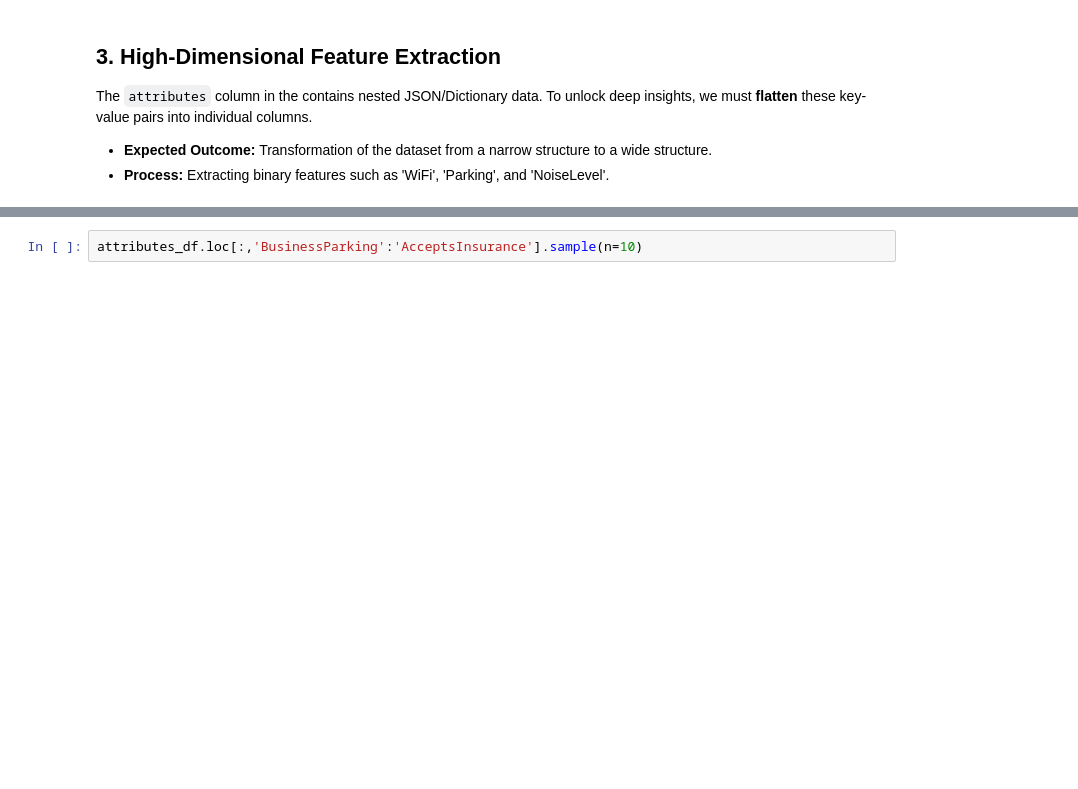
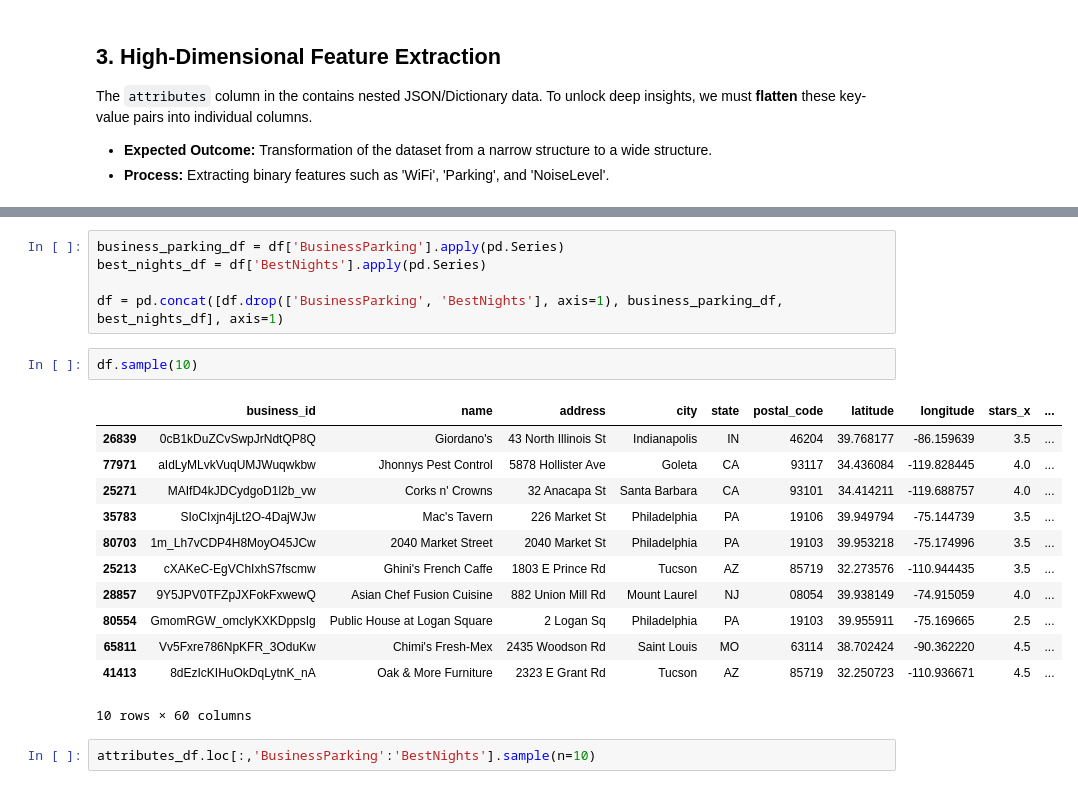
Before and after one commit to alinazir105/Explainable-Review-Intelligence, a Jupyter notebook: 01-data-ingestion.ipynb, the cells around one changed output, grey strips where cells are left out. Cells and saved outputs as stored; diff of their text form; blank space fills up the shorter version.

```diff
--- a/01-data-ingestion.ipynb
+++ b/01-data-ingestion.ipynb
@@ -132,2 +152,22 @@ attributes_df.sample(n=10)
+# %%
+business_parking_df = df['BusinessParking'].apply(pd.Series)
+best_nights_df = df['BestNights'].apply(pd.Series)
+
+df = pd.concat([df.drop(['BusinessParking', 'BestNights'], axis=1), business_parking_df, best_nights_df], axis=1)
+# %%
+df.sample(10)
+# %% [output]
+|  | business_id | name | address | city | state | postal_code | latitude | longitude | stars_x | ... |
+| 26839 | 0cB1kDuZCvSwpJrNdtQP8Q | Giordano's | 43 North Illinois St | Indianapolis | IN | 46204 | 39.768177 | -86.159639 | 3.5 | ... |
+| 77971 | aIdLyMLvkVuqUMJWuqwkbw | Jhonnys Pest Control | 5878 Hollister Ave | Goleta | CA | 93117 | 34.436084 | -119.828445 | 4.0 | ... |
+| 25271 | MAIfD4kJDCydgoD1l2b_vw | Corks n' Crowns | 32 Anacapa St | Santa Barbara | CA | 93101 | 34.414211 | -119.688757 | 4.0 | ... |
+| 35783 | SIoCIxjn4jLt2O-4DajWJw | Mac's Tavern | 226 Market St | Philadelphia | PA | 19106 | 39.949794 | -75.144739 | 3.5 | ... |
+| 80703 | 1m_Lh7vCDP4H8MoyO45JCw | 2040 Market Street | 2040 Market St | Philadelphia | PA | 19103 | 39.953218 | -75.174996 | 3.5 | ... |
+| 25213 | cXAKeC-EgVChIxhS7fscmw | Ghini's French Caffe | 1803 E Prince Rd | Tucson | AZ | 85719 | 32.273576 | -110.944435 | 3.5 | ... |
+| 28857 | 9Y5JPV0TFZpJXFokFxwewQ | Asian Chef Fusion Cuisine | 882 Union Mill Rd | Mount Laurel | NJ | 08054 | 39.938149 | -74.915059 | 4.0 | ... |
+| 80554 | GmomRGW_omclyKXKDppsIg | Public House at Logan Square | 2 Logan Sq | Philadelphia | PA | 19103 | 39.955911 | -75.169665 | 2.5 | ... |
+| 65811 | Vv5Fxre786NpKFR_3OduKw | Chimi's Fresh-Mex | 2435 Woodson Rd | Saint Louis | MO | 63114 | 38.702424 | -90.362220 | 4.5 | ... |
+| 41413 | 8dEzIcKIHuOkDqLytnK_nA | Oak & More Furniture | 2323 E Grant Rd | Tucson | AZ | 85719 | 32.250723 | -110.936671 | 4.5 | ... |
+10 rows × 60 columns
 # %%
-attributes_df.loc[:,'BusinessParking':'AcceptsInsurance'].sample(n=10)
+attributes_df.loc[:,'BusinessParking':'BestNights'].sample(n=10)
```
Also changed, not shown: parts of 6 cells of this notebook.
